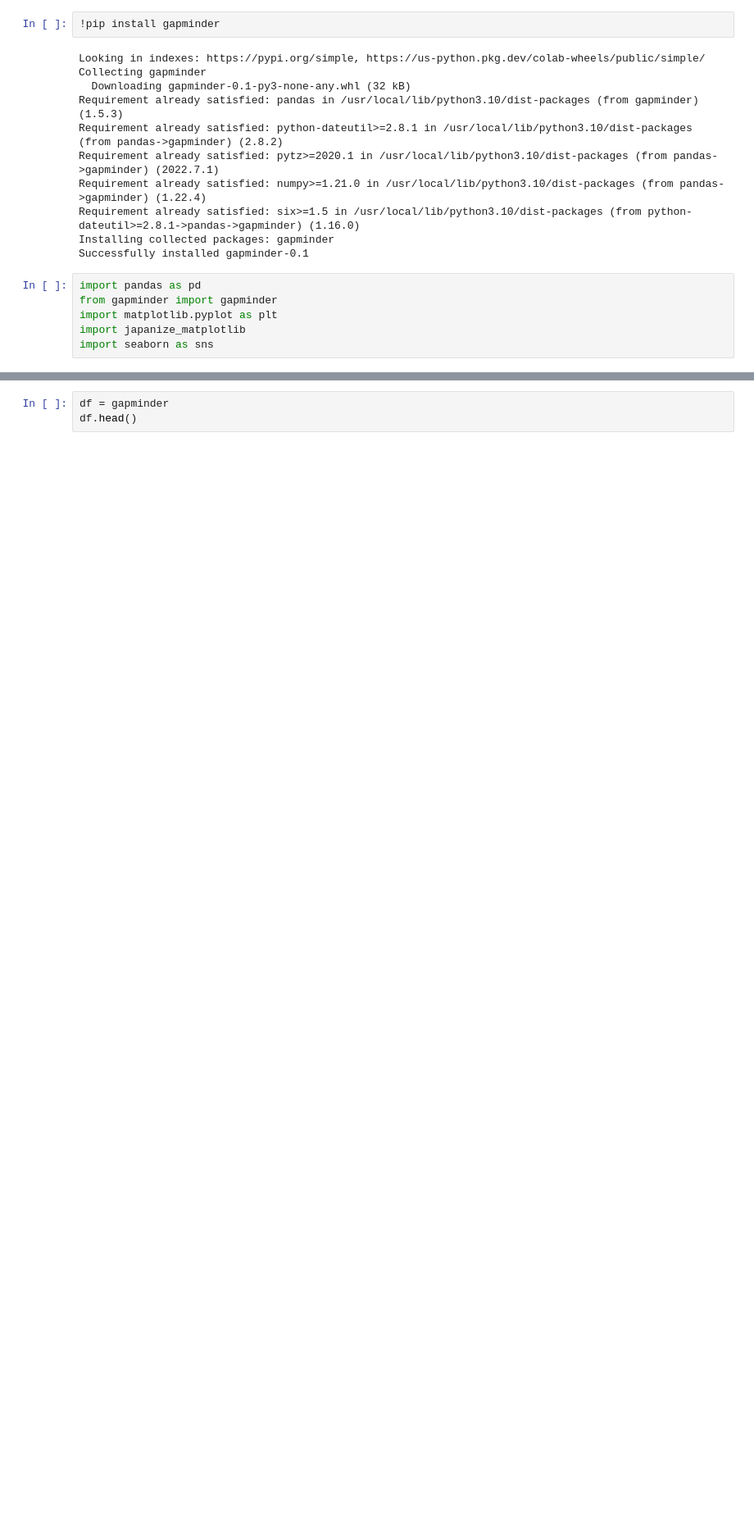
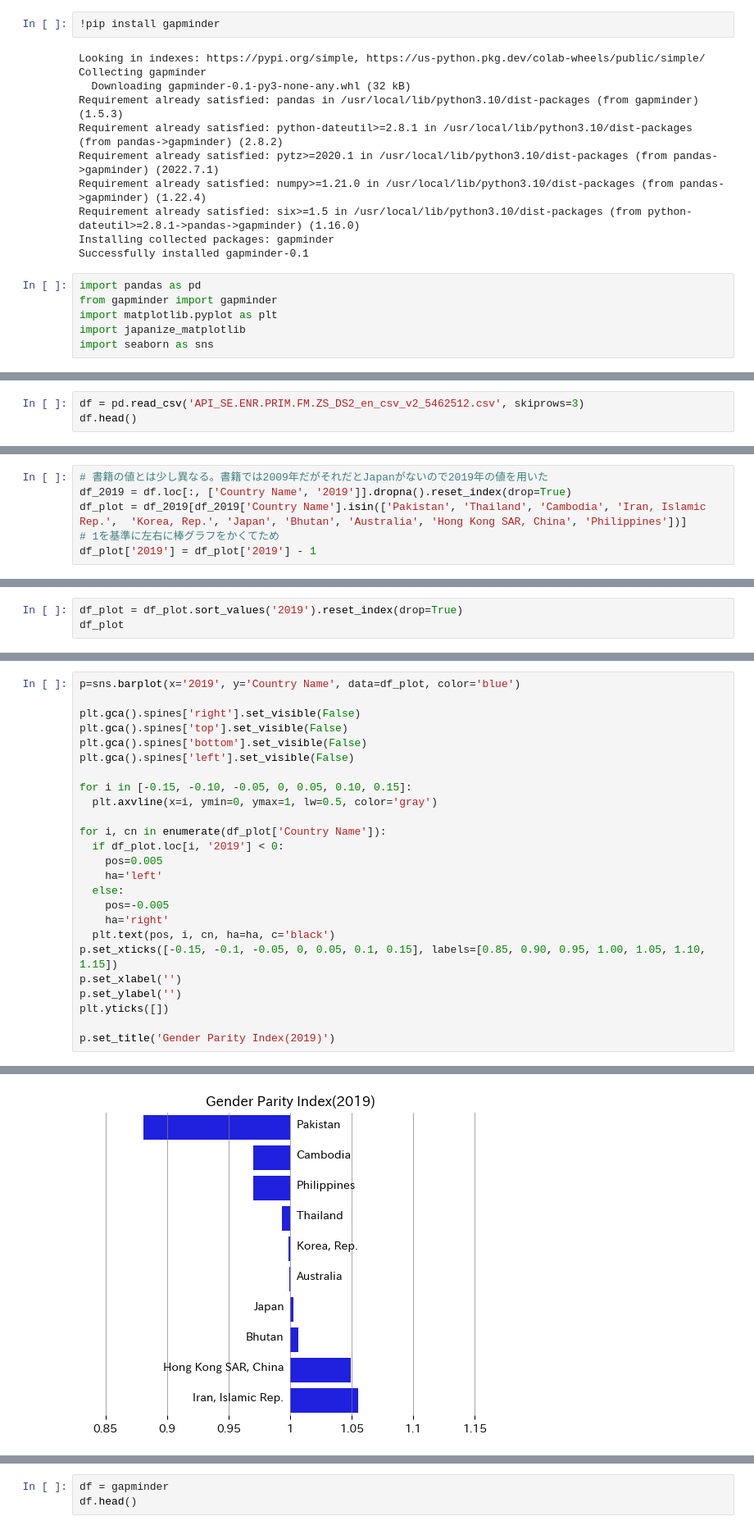
Before and after one commit to aokikenichi/aokikenichi, a Jupyter notebook: FT図解の言語.ipynb, the cells around one changed output, grey strips where cells are left out. Shown at 82% size. Cells and saved outputs as stored; diff of their text form; blank space fills up the shorter version.

```diff
--- a/FT図解の言語.ipynb
+++ b/FT図解の言語.ipynb
@@ -43,0 +64,3 @@ import seaborn as sns
+# %%
+df = pd.read_csv('API_SE.ENR.PRIM.FM.ZS_DS2_en_csv_v2_5462512.csv', skiprows=3)
+df.head()
@@ -43,0 +75,6 @@ import seaborn as sns
+# %%
+# 書籍の値とは少し異なる。書籍では2009年だがそれだとJapanがないので2019年の値を用いた
+df_2019 = df.loc[:, ['Country Name', '2019']].dropna().reset_index(drop=True)
+df_plot = df_2019[df_2019['Country Name'].isin(['Pakistan', 'Thailand', 'Cambodia', 'Iran, Islamic Rep.',  'Korea, Rep.', 'Japan', 'Bhutan', 'Australia', 'Hong Kong SAR, China', 'Philippines'])]
+# 1を基準に左右に棒グラフをかくてため
+df_plot['2019'] = df_plot['2019'] - 1
@@ -43,0 +87,3 @@ import seaborn as sns
+# %%
+df_plot = df_plot.sort_values('2019').reset_index(drop=True)
+df_plot
@@ -43,0 +104,26 @@ import seaborn as sns
+# %%
+p=sns.barplot(x='2019', y='Country Name', data=df_plot, color='blue')
+
+plt.gca().spines['right'].set_visible(False)
+plt.gca().spines['top'].set_visible(False)
+plt.gca().spines['bottom'].set_visible(False)
+plt.gca().spines['left'].set_visible(False)
+
+for i in [-0.15, -0.10, -0.05, 0, 0.05, 0.10, 0.15]:
+  plt.axvline(x=i, ymin=0, ymax=1, lw=0.5, color='gray')
+
+for i, cn in enumerate(df_plot['Country Name']):
+  if df_plot.loc[i, '2019'] < 0:
+    pos=0.005
+    ha='left'
+  else:
+    pos=-0.005
+    ha='right'
+  plt.text(pos, i, cn, ha=ha, c='black')
+p.set_xticks([-0.15, -0.1, -0.05, 0, 0.05, 0.1, 0.15], labels=[0.85, 0.90, 0.95, 1.00, 1.05, 1.10, 1.15])
+p.set_xlabel('')
+p.set_ylabel('')
+plt.yticks([])
+
+p.set_title('Gender Parity Index(2019)')
+# %% [output]
@@ -43,0 +131 @@ import seaborn as sns
+[figure, added]
```
Also changed, not shown: parts of 11 cells of this notebook.
